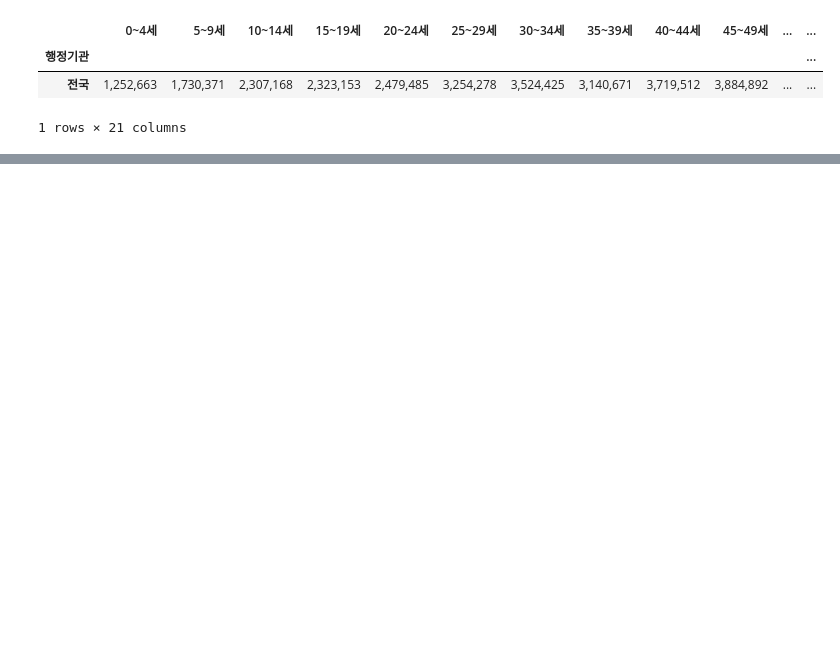
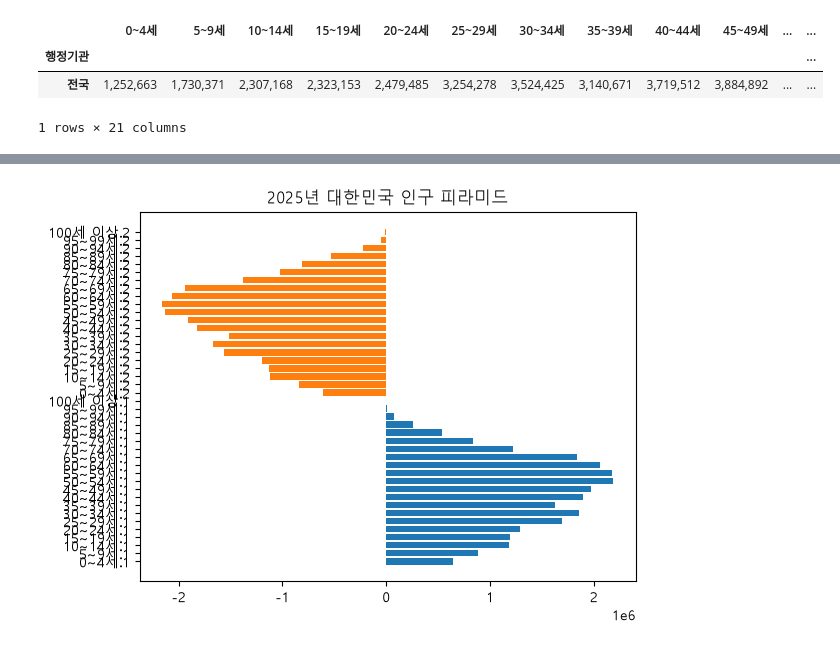
Before and after one commit to EPONINEE26/aix_data_0928, a Jupyter notebook: p1006/p1006_05.ipynb, the cells around one changed output, grey strips where cells are left out. Drawn from its saved outputs; the diff is of its cells as text; code cells hidden in the pictures; blank space fills up the shorter version.

```diff
--- a/p1006/p1006_05.ipynb
+++ b/p1006/p1006_05.ipynb
@@ -61,2 +51,6 @@ plt.show()
 # %%
-#
+# 남자데이터
+m_df=pd.read_excel('file/연령별인구현황.xlsx',skiprows=3, nrows=1, usecols='B,AB:AV',index_col='행정기관')
+
+# 여자데이터
+w_df=pd.read_excel('file/연령별인구현황.xlsx',skiprows=3, nrows=1, usecols='B,AY:BS',index_col='행정기관')
@@ -62,0 +72,14 @@ plt.show()
+# %%
+m_df2 = m_df.iloc[0].str.replace(',','').astype(int)
+w_df2 = w_df.iloc[0].str.replace(',','').astype(int)
+x = m_df2.index
+y = m_df2.values
+x2 = w_df2.index
+y2 = w_df2.values
+
+plt.barh(x,y)
+plt.barh(x2,-y2)
+plt.title('2025년 대한민국 인구 피라미드')
+plt.show()
+# %% [output]
+[figure, added]
```
Also changed, not shown: parts of 6 cells of this notebook, 9 other files.
